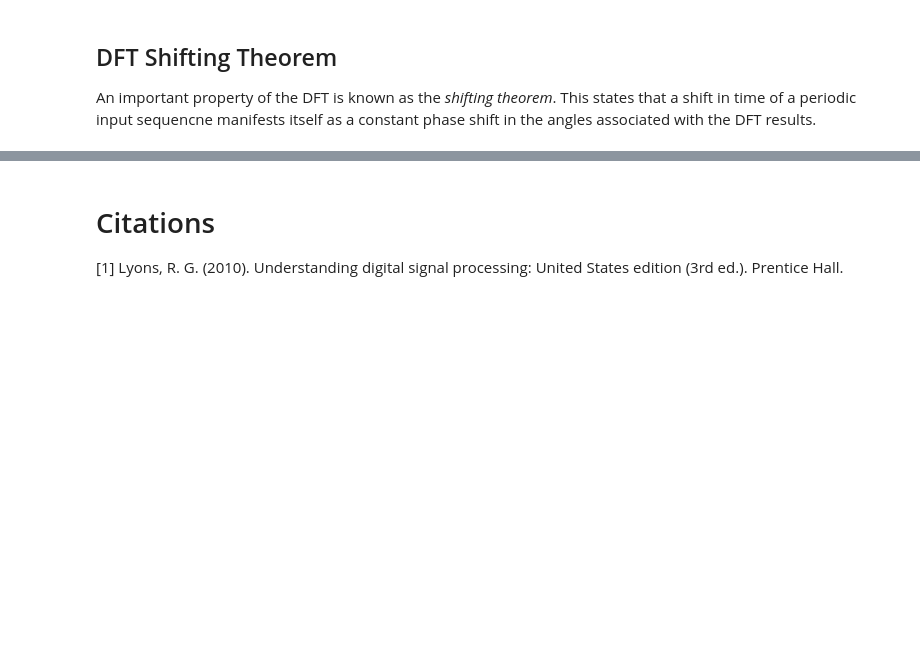
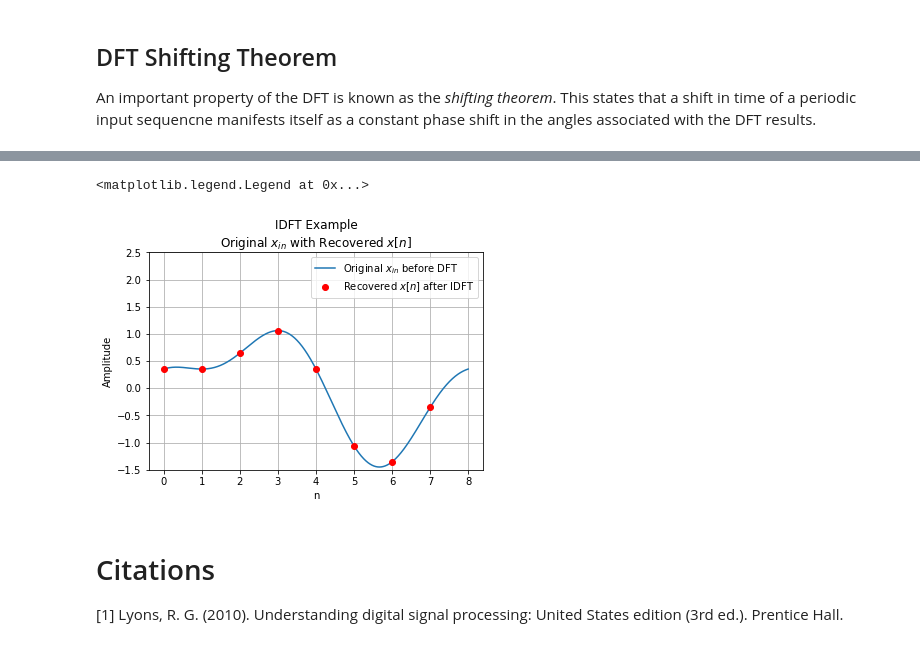
Before and after one commit to keatoncscheible/dsp_101, a Jupyter notebook: dsp_101.ipynb, the cells around one changed output, grey strips where cells are left out. Drawn from its saved outputs; the diff is of its cells as text; code cells hidden in the pictures; blank space fills up the shorter version.

Commit message:
Added IDFT example

```diff
--- a/dsp_101.ipynb
+++ b/dsp_101.ipynb
@@ -480,3 +493,30 @@ An important property of the DFT is known as the *shifting theorem*. This states
+# %%
+# Before running this cell, the DFT example code cell above must be run
+
+# Perform the IDFT calculation
+xn = np.zeros_like(x_in).astype(np.complex128)
+for m in range(N):
+    xn += Xm_arr[m] * (np.cos(2 * np.pi * m * n / N) + 1j * np.sin(2 * np.pi * m * n / N))
+xn *= 1/N
+# Take only the real part of x[n]. The imaginary part cancels out after
+# performing the IDFT, and we need x[n] to be real to plot it
+xn = np.real(xn)
+
+# Overlay the recovered x[n] with the original input x_in
+fig, ax = plt.subplots()
+ax.grid()
+ax.plot(t_cont/Ts, x_in_cont, label='Original $x_{in}$ before DFT')
+ax.plot(n, xn, 'ro', label='Recovered $x[n]$ after IDFT')
+
+# Label and format the plot
+ax.set_ylim((-1.5, 2.5))
+ax.set_xlabel('n')
+ax.set_ylabel('Amplitude')
+ax.set_title('IDFT Example\nOriginal $x_{in}$ with Recovered $x[n]$')
+ax.legend(loc='upper right')
+# %% [output]
+<matplotlib.legend.Legend at 0x...>
+[figure, added]
 # %% [markdown]
 # Citations
 [1] Lyons, R. G. (2010). Understanding digital signal processing: United States edition (3rd ed.). Prentice Hall.
```
Also changed, not shown: parts of 1 cell of this notebook.
